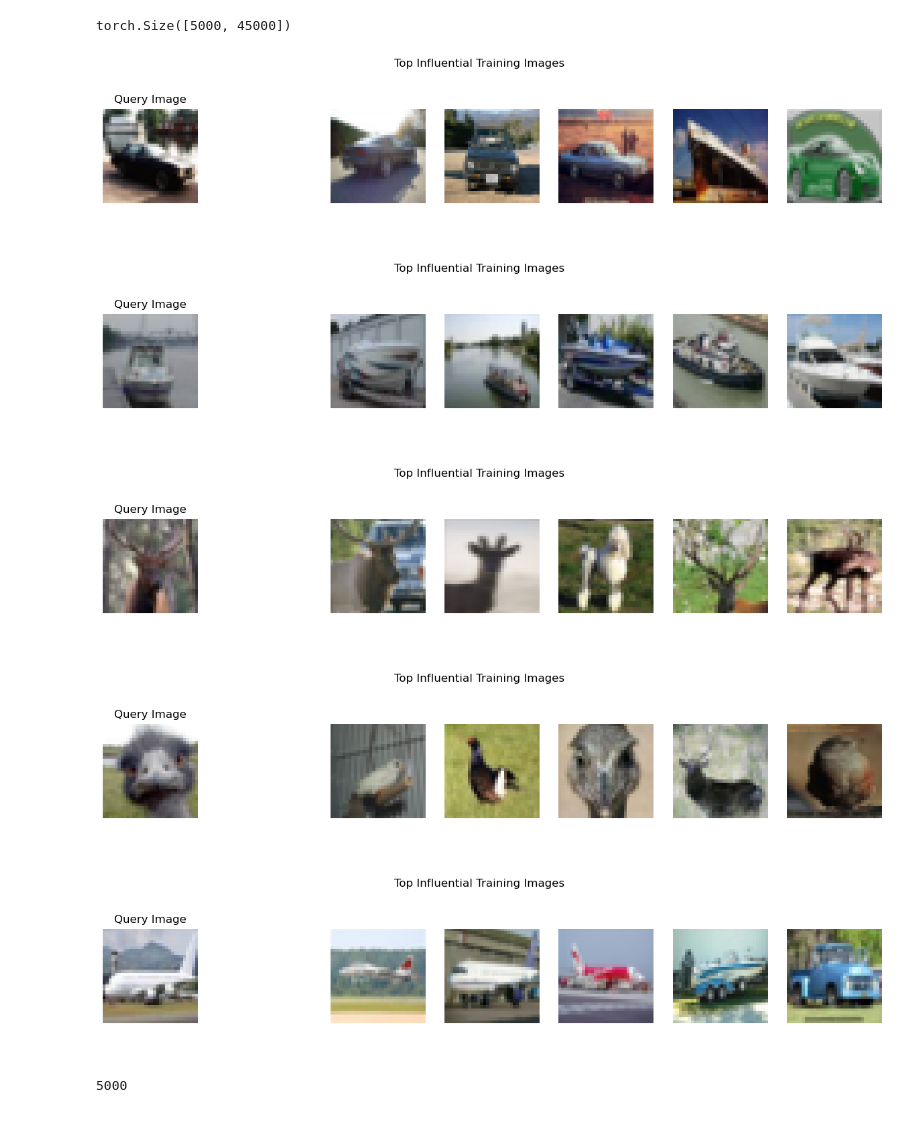
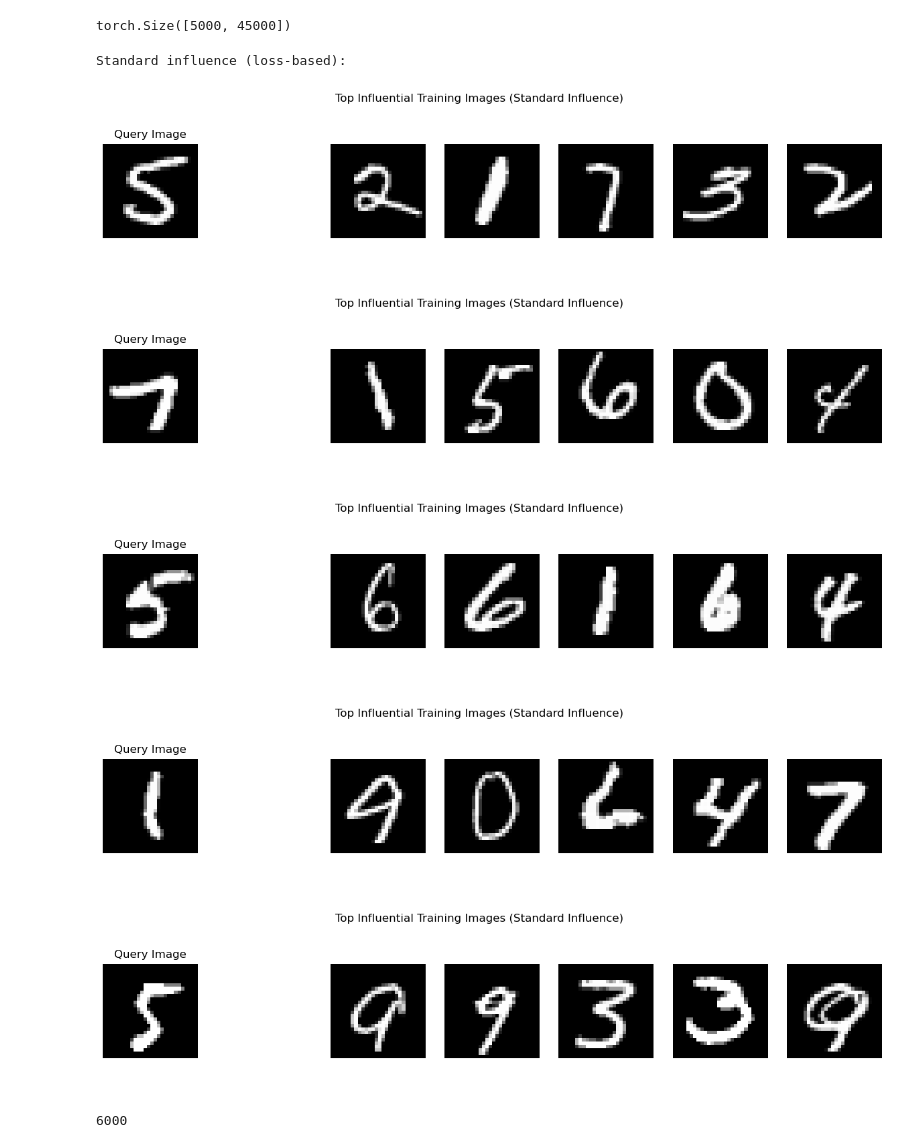
Before and after one commit to jrosseruk/infusion, a Jupyter notebook: cifar10/cifar10.ipynb, the cells around one changed output. Saved outputs shown, nothing was run; the diff lists cells and outputs as text; code cells hidden in the pictures.

Commit message:
observabe influence

```diff
--- a/cifar10/cifar10.ipynb
+++ b/cifar10/cifar10.ipynb
@@ -29,7 +39,7 @@ import argparse
 parser = argparse.ArgumentParser(description="MNIST Influence Experiment")
 
 # Random seed
-parser.add_argument('--random_seed', type=int, default=52, help='Random seed') # 52, 12 is great
+parser.add_argument('--random_seed', type=int, default=62, help='Random seed') # 52, 12 is great
 
 # Model parameters
 parser.add_argument('--batch_size', type=int, default=128, help='Batch size for training')
@@ -37,7 +47,7 @@ parser.add_argument('--samples_per_class', type=int, default=200, help='Number o
 parser.add_argument('--learning_rate', type=float, default=0.01, help='Learning rate')
 parser.add_argument('--momentum', type=float, default=0.9, help='Momentum')
 parser.add_argument('--weight_decay', type=float, default=0.001, help='Weight decay')
-parser.add_argument('--epochs', type=int, default=10, help='Number of training epochs')
+parser.add_argument('--epochs', type=int, default=20, help='Number of training epochs')
 
 # Hessian parameters
 parser.add_argument('--damping', type=float, default=0.5, help='Damping factor for IHVP')
@@ -75,11 +85,12 @@ from torchvision import datasets, transforms
 from torch.utils.data import random_split
 
 transform = transforms.Compose([
+    transforms.Lambda(lambda x: x.convert("RGB")),  # convert grayscale to RGB (3 channels)
     transforms.ToTensor()
 ])
 
-full_train_ds = datasets.CIFAR10('./data', train=True, download=True, transform=transform)
-test_ds = datasets.CIFAR10('./data', train=False, download=True, transform=transform)
+full_train_ds = datasets.MNIST('./data', train=True, download=True, transform=transform)
+test_ds = datasets.MNIST('./data', train=False, download=True, transform=transform)
 
 # Create a validation split from the training set (e.g., 90% train, 10% val)
 num_train = int(0.9 * len(full_train_ds))
@@ -342,43 +328,46 @@ def prepare_img(img):
     """Convert torch tensor (C, H, W) to numpy array (H, W, C) for imshow."""
     if hasattr(img, "detach"):  # torch tensor
         img = img.detach().cpu()
     if hasattr(img, "numpy"):   # torch or numpy
         img = img.numpy()
     if img.shape[0] == 3:  # Assume (C, H, W)
         img = img.transpose(1, 2, 0)
     # Optionally clip range to [0,1]
     img = img.clip(0, 1)
     return img
 
 def visualize(scores, descending=True):
     for i in val_indices:
         fig, axs = plt.subplots(ncols=7, figsize=(15, 3))
-        fig.suptitle("Top Influential Training Images")
+        fig.suptitle("Top Influential Training Images (Standard Influence)")
 
         axs[0].imshow(prepare_img(valid_ds[i][0]))
         axs[0].axis("off")
         axs[0].set_title("Query Image")
         axs[1].axis("off")
 
         top_idxs = scores[i].argsort(descending=descending)[:5]
         for ii, idx in enumerate(top_idxs):
             axs[ii + 2].imshow(prepare_img(train_ds[idx][0]))
             axs[ii + 2].axis("off")
 
         fig.show()
 
 
+# Show standard influence visualization
+print("Standard influence (loss-based):")
 visualize(scores)
 # %% [output]
+Standard influence (loss-based):
-[figure, old version]
+[figure, new version]
-[figure, old version]
+[figure, new version]
-[figure, old version]
+[figure, new version]
-[figure, old version]
+[figure, new version]
-[figure, old version]
+[figure, new version]
 # %%
 len(nabla_f)
 nabla_f[0].shape
 
 len(valid_ds)
 # %% [output]
-5000
+6000
```
Also changed, not shown: parts of 16 cells of this notebook, 4 other files.
